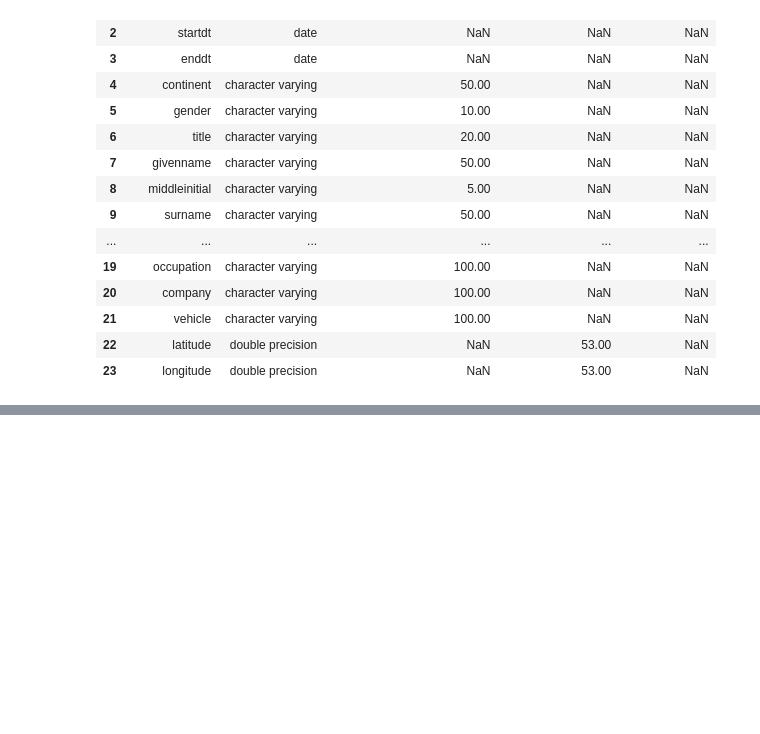
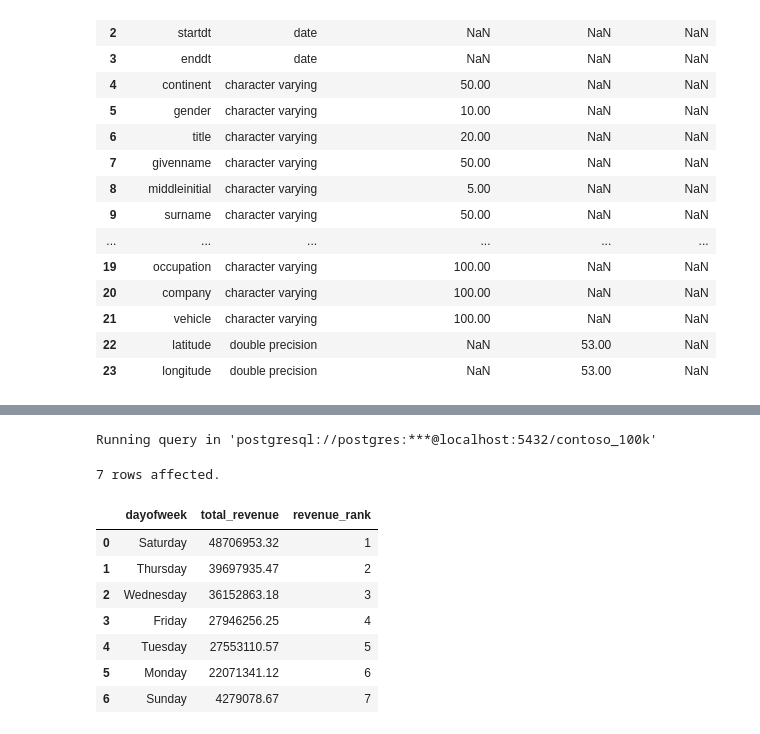
Before and after one commit to C0deB3ast/Data_analysis_work, a Jupyter notebook: Resources/Blank_SQL_Notebook.ipynb, the cells around one changed output, grey strips where cells are left out. Saved outputs shown, nothing was run; the diff lists cells and outputs as text; code cells hidden in the pictures; blank space fills up the shorter version.

```diff
--- a/Resources/Blank_SQL_Notebook.ipynb
+++ b/Resources/Blank_SQL_Notebook.ipynb
@@ -1531,0 +1588,26 @@ Running query in 'postgresql://postgres:***@localhost:5432/contoso_100k'
+# %%
+%%sql
+Select
+d.dayofweek,
+Sum( s.quantity * s.netprice * s.exchangerate) as total_revenue,
+Rank() over(
+  order by Sum( s.quantity * s.netprice * s.exchangerate) Desc) As revenue_rank
+from sales s
+join date d on s.orderdate = d.date
+group by
+d.dayofweek
+order by
+revenue_rank
+
+/*Revenue by day of week name,ranked*/
+# %% [output]
+Running query in 'postgresql://postgres:***@localhost:5432/contoso_100k'
+7 rows affected.
+|  | dayofweek | total_revenue | revenue_rank |
+| 0 | Saturday | 48706953.32 | 1 |
+| 1 | Thursday | 39697935.47 | 2 |
+| 2 | Wednesday | 36152863.18 | 3 |
+| 3 | Friday | 27946256.25 | 4 |
+| 4 | Tuesday | 27553110.57 | 5 |
+| 5 | Monday | 22071341.12 | 6 |
+| 6 | Sunday | 4279078.67 | 7 |
```
Also changed, not shown: parts of 2 cells of this notebook.
